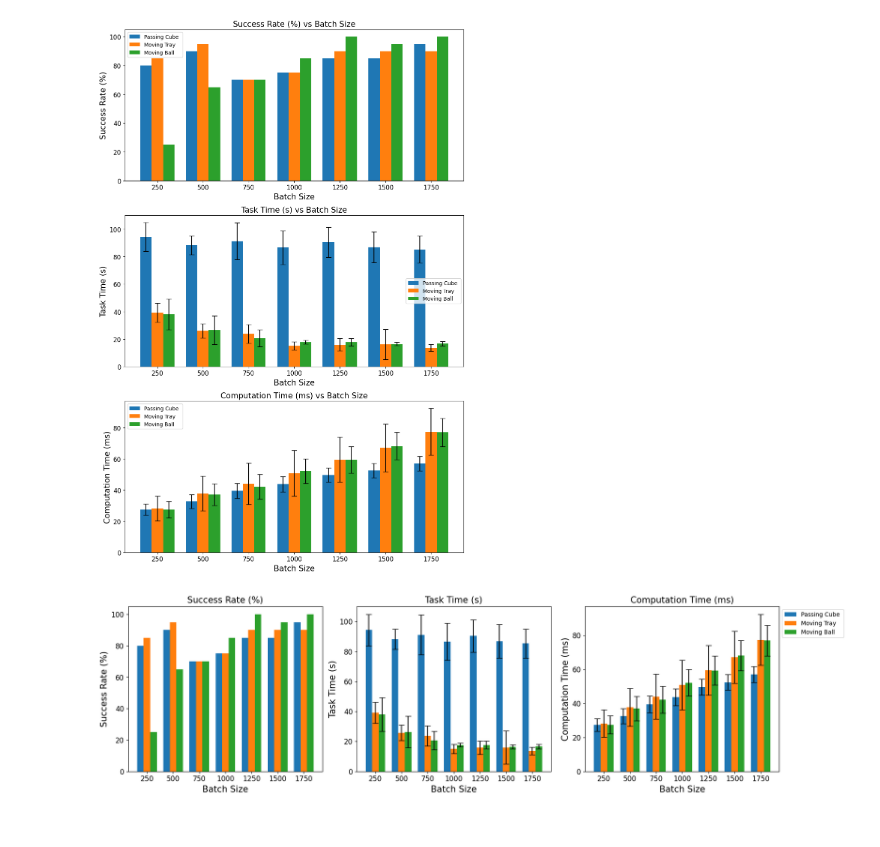
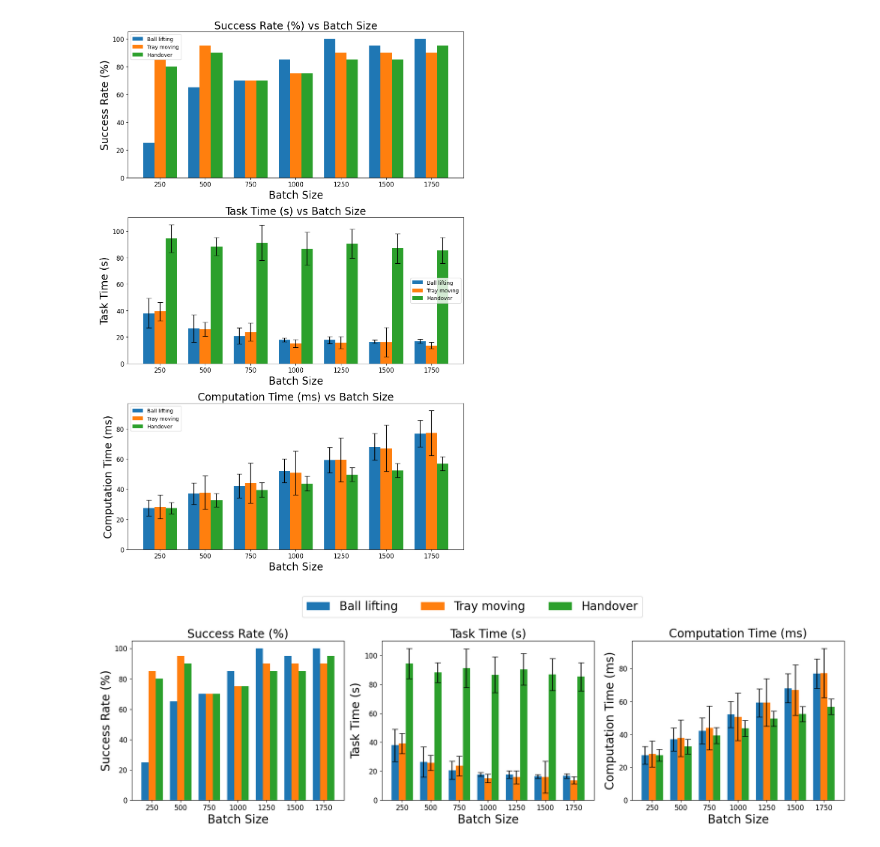
Before and after one commit to AKS-Lab-Univertsity-of-Tartu/bimanual_manipulation, a Jupyter notebook: real_demo/sampling_based_planner/benchmark_combined.ipynb, the cells around one changed output. Cells and saved outputs as stored; diff of their text form; code cells hidden in the pictures.

```diff
--- a/real_demo/sampling_based_planner/benchmark_combined.ipynb
+++ b/real_demo/sampling_based_planner/benchmark_combined.ipynb
@@ -4,9 +4,9 @@ import matplotlib.pyplot as plt
 
 # Define the tasks and their filename suffixes
 tasks = {
-    "Passing Cube ": "10_2207",
-    "Moving Tray": "10_1900",
-    "Moving Ball": "15_2110"
+    "Ball lifting": "15_2110",
+    "Tray moving": "10_1900",
+    "Handover": "10_2207"
 }
 
 data_path = "../../../../install/real_demo/share/real_demo/data/planner/benchmark/"
@@ -83,0 +84,11 @@ Moving Ball comp_mean 7 7
+# %%
+print("Available tasks:", list(results.keys()))
+# Passing Cube
+
+# task_name = "Ball lifting"
+task_name = "Handover"
+metric = "success"
+
+print("Batch Size  Success Rate (%)")
+for bs, val in zip(batch_sizes, results[task_name][metric]):
+    print(f"{bs:>8}  {val:>14.2f}")
@@ -84,7 +105,7 @@ Moving Ball comp_mean 7 7
 # %%
 x = np.arange(len(batch_sizes))
 width = 0.25
-f_s = 15
+f_s = 20
 
 fig, axs = plt.subplots(3, 1, figsize=(10, 15))
 
@@ -111,26 +132,36 @@ for ax, (metric, ylabel, err_key) in zip(axs, metrics):
 plt.tight_layout()
 plt.show()
 # %% [output]
-[figure, old version]
+[figure, new version]
 # %%
 fig, axs = plt.subplots(1, 3, figsize=(18, 5))  # 1 row, 3 columns
 
 for ax, (metric, ylabel, err_key) in zip(axs, metrics):
     for i, task in enumerate(tasks):
         means = results[task][metric]
         stds = results[task][err_key] if err_key else None
         ax.bar(x + i*width, means, width, yerr=stds, label=task, capsize=5)
 
     ax.set_xlabel("Batch Size", fontsize=f_s)
     ax.set_ylabel(ylabel, fontsize=f_s)
     ax.set_title(f"{ylabel}", fontsize=f_s)
     ax.set_xticks(x + width)
     ax.set_xticklabels(batch_sizes)
     ax.tick_params(axis='both', labelsize=12)
 
 # Use a single legend for all metrics
-axs[2].legend(loc='upper left', bbox_to_anchor=(1, 1))
+# axs[2].legend(loc='upper left', bbox_to_anchor=(1, 1))
+fig.legend(
+    labels=tasks.keys(),
+    loc='upper center',
+    bbox_to_anchor=(0.5, 1.15),  # move further up
+    ncol=len(tasks),
+    fontsize=f_s
+)
+
+# Make room for legend
+plt.tight_layout(rect=[0, 0, 1, 0.9])  # adjust top to leave space for legend
 plt.tight_layout()
 plt.show()
 # %% [output]
-[figure, old version]
+[figure, new version]
```
Also changed, not shown: parts of 3 cells of this notebook.
